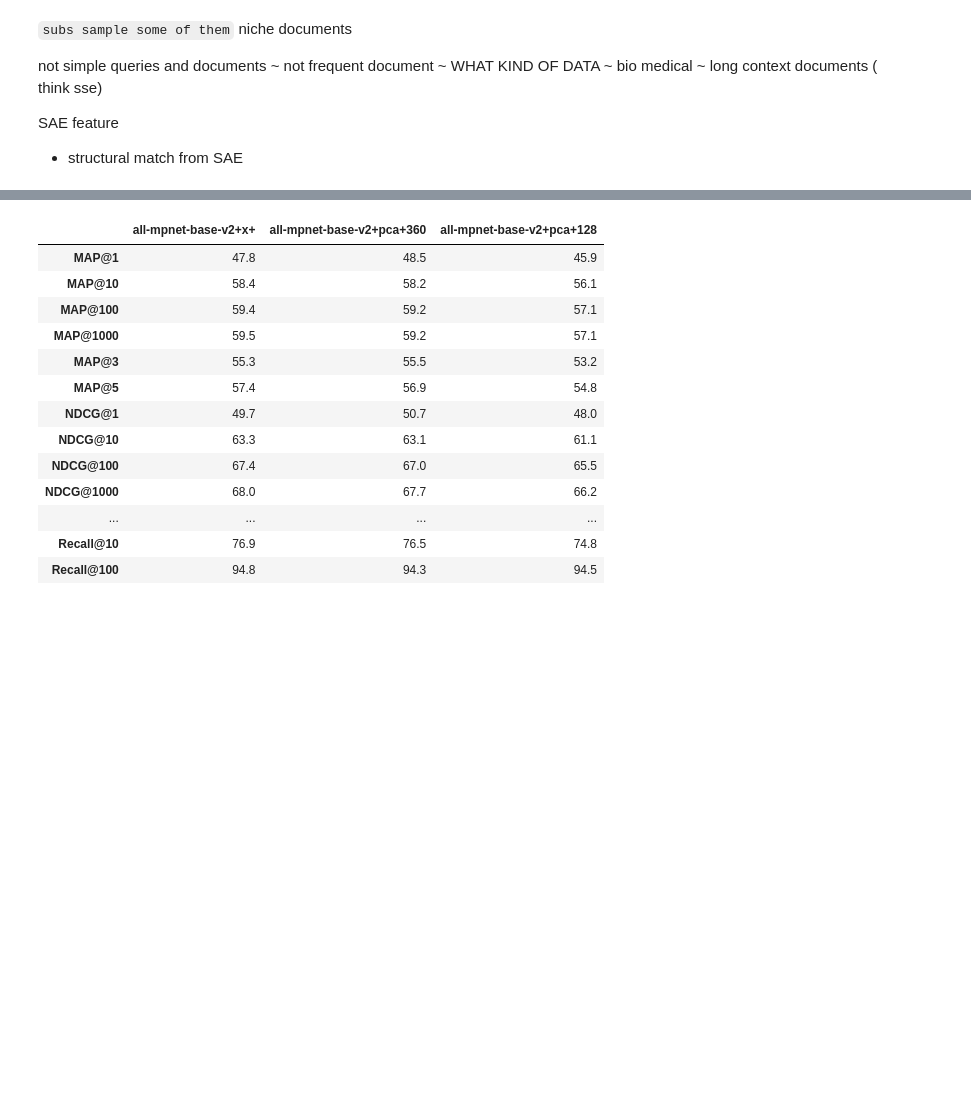
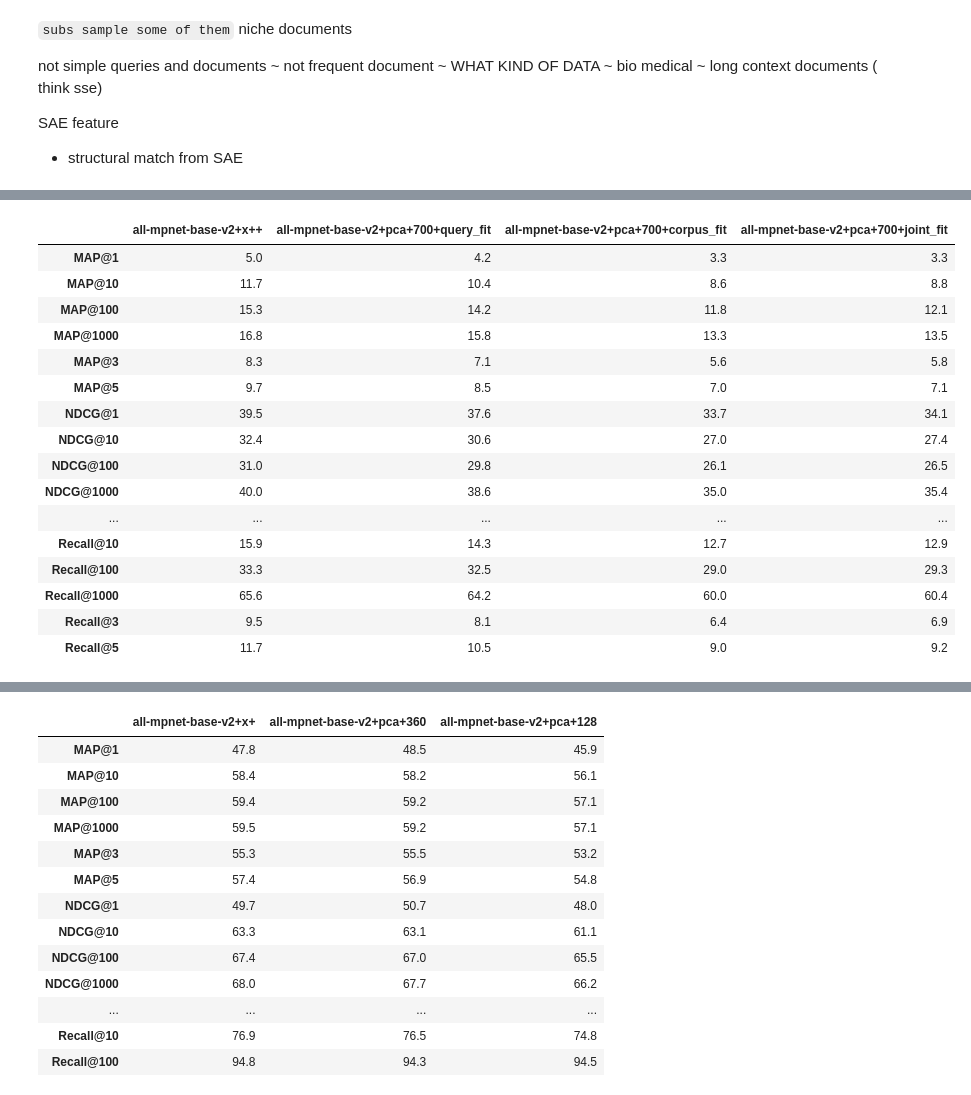
Before and after one commit to LittleDijkstraZ/Analogical_Retrieval, a Jupyter notebook: retrofitting_embeddings.ipynb, the cells around one changed output, grey strips where cells are left out. Drawn from its saved outputs; the diff is of its cells as text; code cells hidden in the pictures; blank space fills up the shorter version.

```diff
--- a/retrofitting_embeddings.ipynb
+++ b/retrofitting_embeddings.ipynb
@@ -252,0 +274,28 @@ SAE feature
+# %%
+#nfcorpus
+all_df = pd.concat(df_list, axis=1)
+# all_df.to_csv(f"./RE-results.csv")
+# for model in model_name_list:
+#     col_pca = f"{model}+pca"
+#     col_x = f"{model}+x"
+#     all_df[f"{model} % change"] = ((all_df[col_pca] - all_df[col_x]) / all_df[col_x] * 100).round(1)
+# all_df[sorted(all_df.columns, reverse=True)]
+all_df
+# %% [output]
+|  | all-mpnet-base-v2+x++ | all-mpnet-base-v2+pca+700+query_fit | all-mpnet-base-v2+pca+700+corpus_fit | all-mpnet-base-v2+pca+700+joint_fit |
+| MAP@1 | 5.0 | 4.2 | 3.3 | 3.3 |
+| MAP@10 | 11.7 | 10.4 | 8.6 | 8.8 |
+| MAP@100 | 15.3 | 14.2 | 11.8 | 12.1 |
+| MAP@1000 | 16.8 | 15.8 | 13.3 | 13.5 |
+| MAP@3 | 8.3 | 7.1 | 5.6 | 5.8 |
+| MAP@5 | 9.7 | 8.5 | 7.0 | 7.1 |
+| NDCG@1 | 39.5 | 37.6 | 33.7 | 34.1 |
+| NDCG@10 | 32.4 | 30.6 | 27.0 | 27.4 |
+| NDCG@100 | 31.0 | 29.8 | 26.1 | 26.5 |
+| NDCG@1000 | 40.0 | 38.6 | 35.0 | 35.4 |
+| ... | ... | ... | ... | ... |
+| Recall@10 | 15.9 | 14.3 | 12.7 | 12.9 |
+| Recall@100 | 33.3 | 32.5 | 29.0 | 29.3 |
+| Recall@1000 | 65.6 | 64.2 | 60.0 | 60.4 |
+| Recall@3 | 9.5 | 8.1 | 6.4 | 6.9 |
+| Recall@5 | 11.7 | 10.5 | 9.0 | 9.2 |
```
Also changed, not shown: parts of 11 cells of this notebook.
